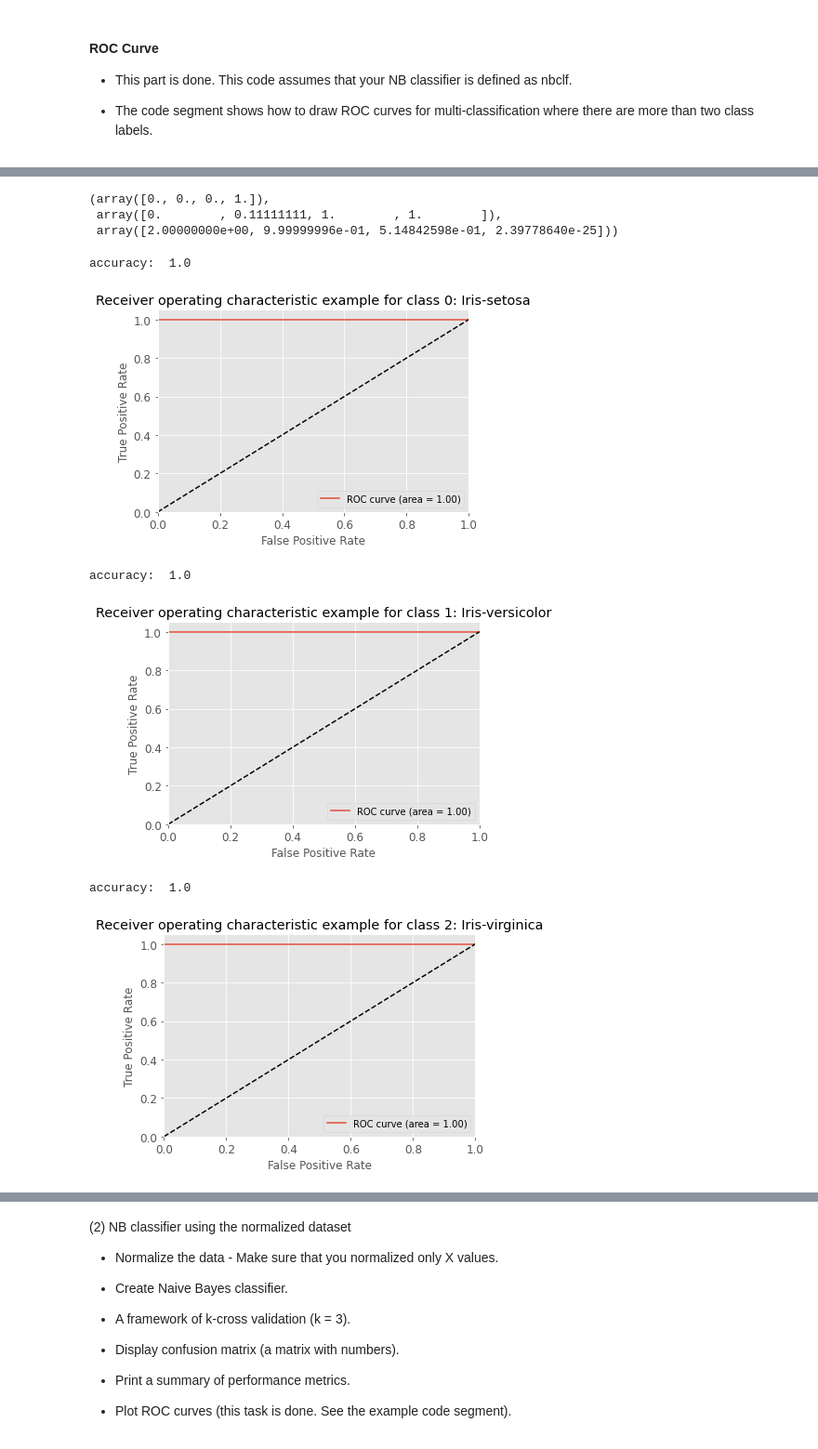
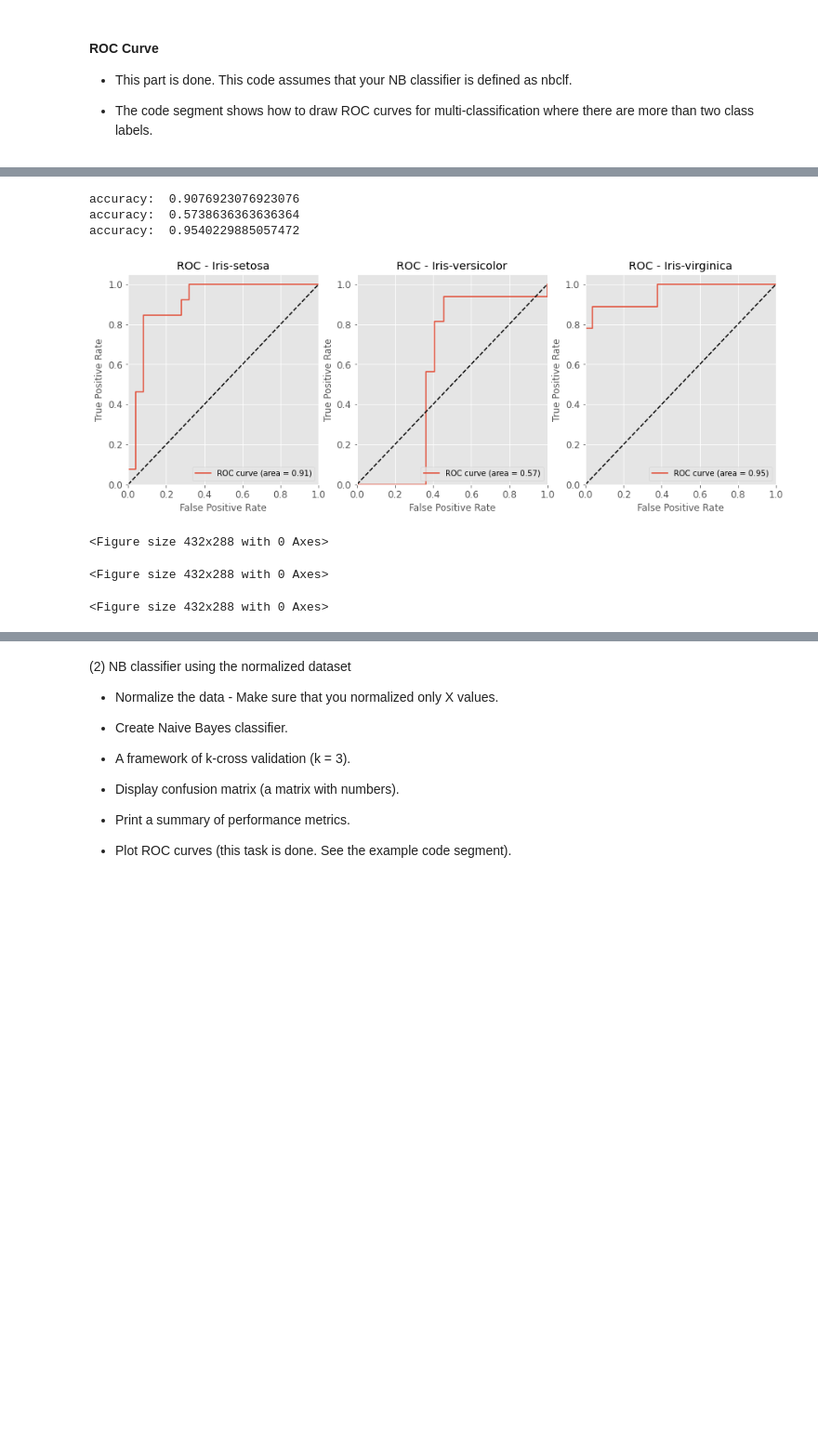
Before and after one commit to miamrodgers/4310-ML, a Jupyter notebook: ME3_NativeBayes/NaiveBayes.ipynb, the cells around one changed output, grey strips where cells are left out. Shown: that part at 93% size. Drawn from its saved outputs; the diff is of its cells as text; code cells hidden in the pictures; blank space fills up the shorter version.

```diff
--- a/ME3_NativeBayes/NaiveBayes.ipynb
+++ b/ME3_NativeBayes/NaiveBayes.ipynb
@@ -590,3 +625,22 @@ fig.suptitle('Histograms for each numerical attribute',size='xx-large')
 plt.show()
 # %% [output]
 [figure]
+# %%
+fig, axs = plt.subplots(2, 2, figsize=(13, 8))
+i = 0
+for col in normalized.columns.drop(["Class", "Name"]):
+    idx = (int(i/2), i % 2)
+    min = iris[col].min()
+    max = iris[col].max()
+    diff = max-min
+    binw = [x*diff/20+min for x in range(20)]
+    img = [axs[idx].hist(x=iris[iris['Class'] == i][col], bins=binw, alpha=0.5, histtype='bar', color=colors[i*2])
+           for i in range(3)]
+    axs[idx].set(title=col)
+    # axs[idx].set_xticks([binw[i*4] for i in range(5)])
+    i += 1
+
+fig.legend(labels=[iris[iris['Class'] == i]['Name'].iloc[0] for i in range(
+    3)], ncol=3, loc=8, fontsize='medium', frameon=True, borderaxespad=0.5)
+fig.suptitle('Histograms for each numerical attribute - Normalized', size='xx-large')
+plt.show()
@@ -751,29 +807,25 @@ for i in range(n_classes):
-# %%
-roc_curve(y_test[:, i], y_score[:, i])
-# %% [output]
-(array([0., 0., 0., 1.]),
- array([0.        , 0.11111111, 1.        , 1.        ]),
- array([2.00000000e+00, 9.99999996e-01, 5.14842598e-01, 2.39778640e-25]))
 # %%
-
+fig, axs = plt.subplots(1,3, figsize = (15,5))
 # Plot of a ROC curve for a specific class
 for i in range(n_classes):
     print("accuracy: " , roc_auc[i])
     plt.figure()
-    plt.plot(fpr[i], tpr[i], label='ROC curve (area = %0.2f)' % roc_auc[i])
-    plt.plot([0, 1], [0, 1], 'k--')
-    plt.xlim([0.0, 1.0])
-    plt.ylim([0.0, 1.05])
-    plt.xlabel('False Positive Rate')
-    plt.ylabel('True Positive Rate')
-    plt.title('Receiver operating characteristic example for class ' +
-              str(i) + ': ' + iris[iris['Class'] == i]['Name'].iloc[0])
-    plt.legend(loc="lower right")
-    plt.show()
+    axs[i].plot(fpr[i], tpr[i], label='ROC curve (area = %0.2f)' % roc_auc[i])
+    axs[i].plot([0, 1], [0, 1], 'k--')
+    axs[i].set(
+        xlim=([0.0, 1.0]),
+        ylim=([0.0, 1.05]),
+        xlabel=('False Positive Rate'),
+        ylabel=('True Positive Rate'),
+        title=('ROC - ' +
+              iris[iris['Class'] == i]['Name'].iloc[0]))
+    axs[i].legend(loc="lower right")
+plt.show()
 # %% [output]
-accuracy:  1.0
+accuracy:  0.9076923076923076
+accuracy:  0.5738636363636364
+accuracy:  0.9540229885057472
-[figure, old version]
+[figure, new version]
-accuracy:  1.0
+<Figure size 432x288 with 0 Axes>
-[figure, removed]
-accuracy:  1.0
+<Figure size 432x288 with 0 Axes>
-[figure, removed]
+<Figure size 432x288 with 0 Axes>
```
Also changed, not shown: parts of 30 cells of this notebook, 3 other files.
